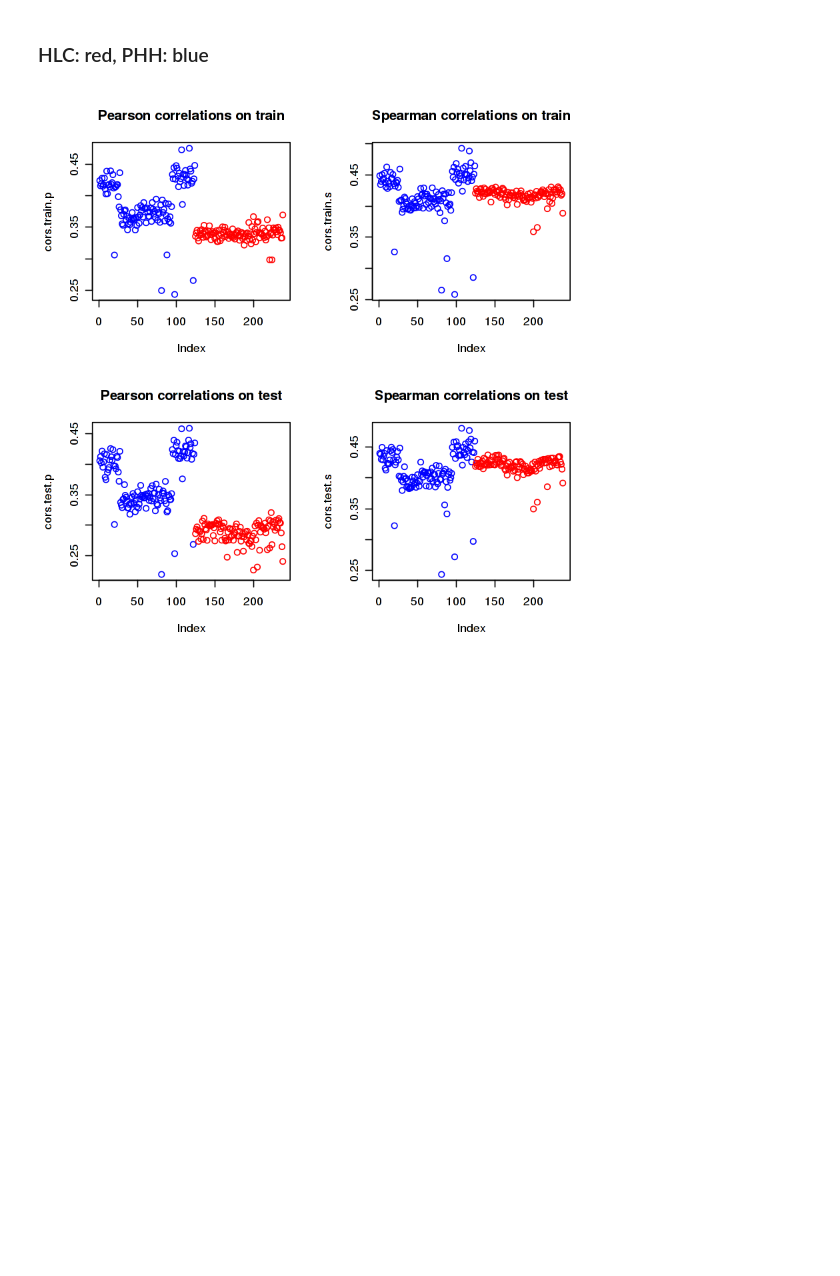
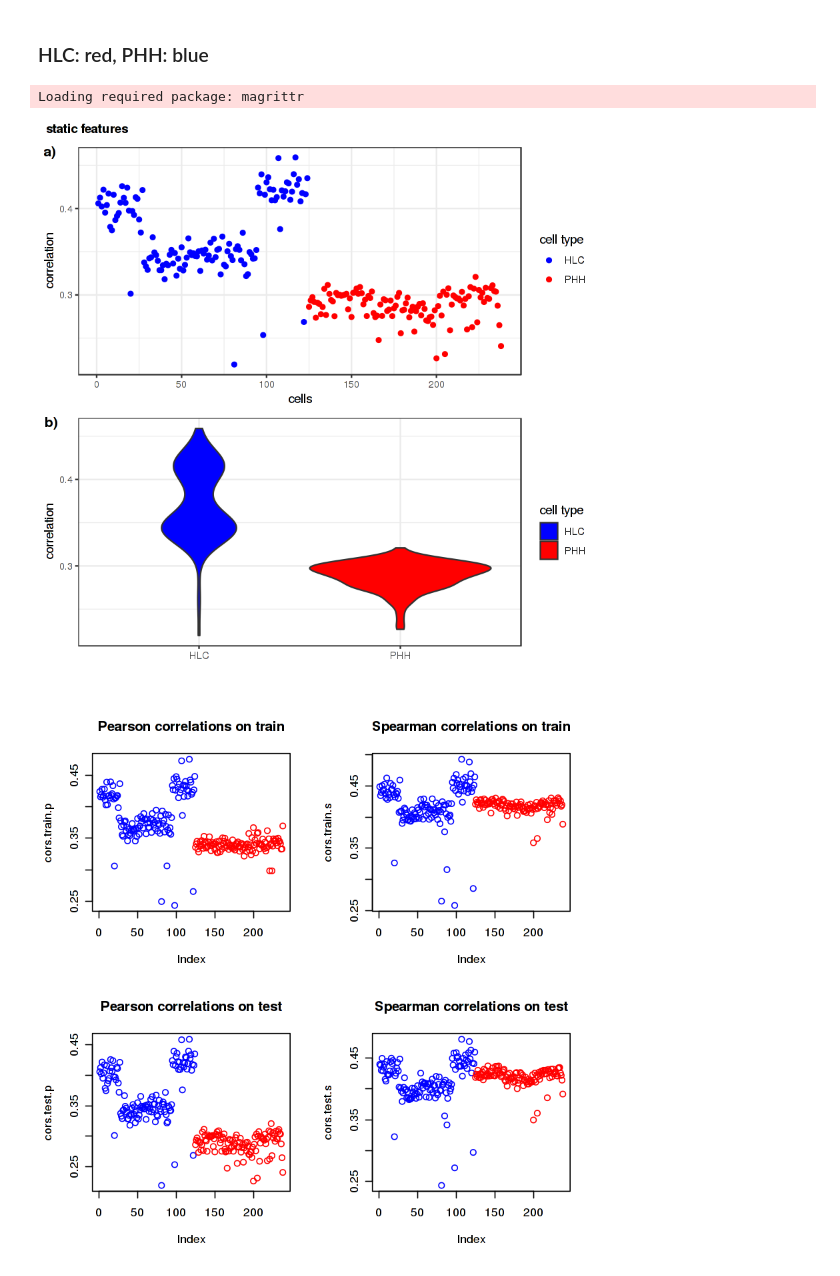
Before and after one commit to fba67/scMTL, a Jupyter notebook: sc_iPCs_imputed_dynamicFeatures.ipynb, the cells around one changed output. Cells and saved outputs as stored; diff of their text form; code cells hidden in the pictures; blank space fills up the shorter version.

Commit message:
better plots for model performance

```diff
--- a/sc_iPCs_imputed_dynamicFeatures.ipynb
+++ b/sc_iPCs_imputed_dynamicFeatures.ipynb
@@ -137,6 +137,24 @@ print(range(cell.types))
 # %%
 cols <- rep("red", ncol(y.train))
 cols[which(cell.types == "HLC")] <- "blue"
+# %%
+df <- data.frame(correlation= cors.test.p, cell= cell.types)
+library(ggplot2)
+
+
+vp <- ggplot(df, aes(x= cell, y= correlation, fill= cell)) + geom_violin() + theme_bw() +
+scale_fill_manual(values= c("blue", "red")) + labs(fill= "cell type") + xlab("")
+
+sp <- ggplot(df, aes(x= seq(nrow(df)), y= correlation)) + geom_point(aes(colour= factor(cell))) + theme_bw() +
+scale_color_manual(values= c("blue", "red")) + xlab("cells") + labs(colour= "cell type")
+
+library(ggpubr)
+p <- ggarrange(sp, vp, ncol= 1, nrow= 2, labels= paste0(letters[seq(2)], ")"), font.label= list(size= 12))
+
+annotate_figure(p, fig.lab= "static features", fig.lab.face= "bold", top= text_grob(""))
+# %% [output]
+Loading required package: magrittr
+[figure, added]
 # %%
 par(mfrow = c(2, 2))
 
```
Also changed, not shown: parts of 2 cells of this notebook, 2 other files.
